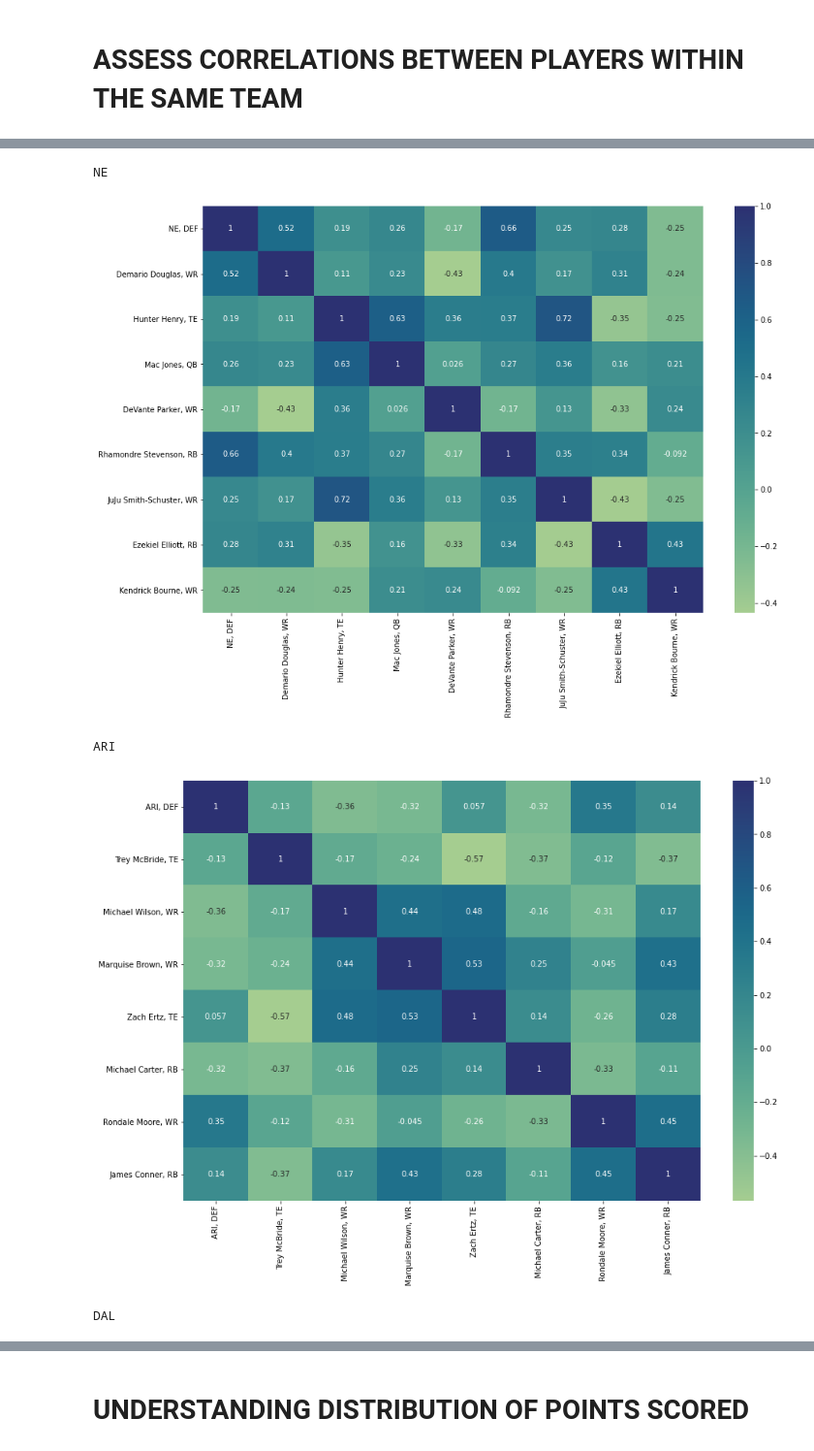
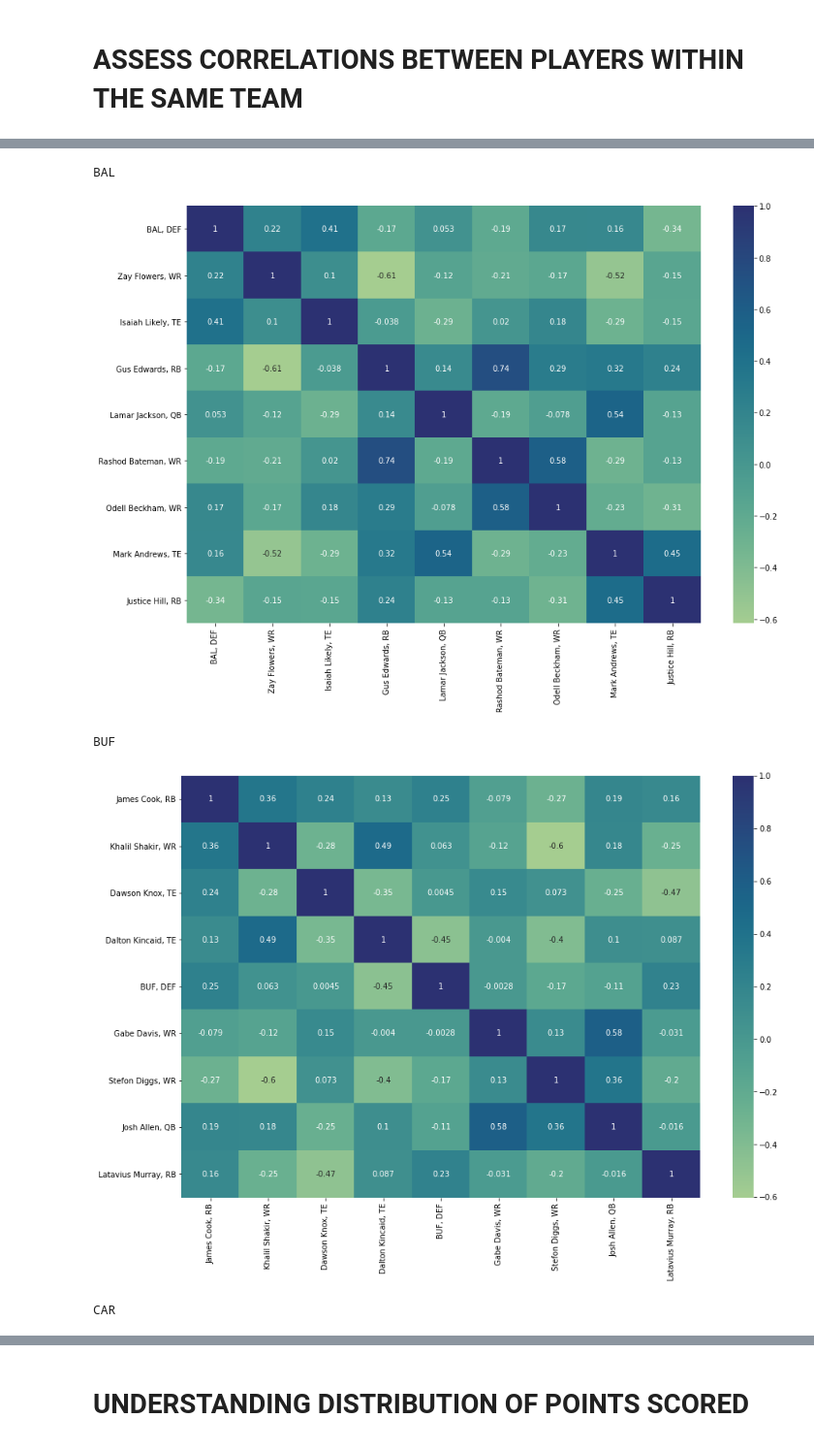
Before and after one commit to mkralis123/FantasyResearch, a Jupyter notebook: FantasyResearch.ipynb, the cells around one changed output, grey strips where cells are left out. Shown at 97% size. Cells and saved outputs as stored; diff of their text form; code cells hidden in the pictures.

Commit message:
Removing html file and excluding byeweek from correlations

```diff
--- a/FantasyResearch.ipynb
+++ b/FantasyResearch.ipynb
@@ -44,10 +44,10 @@ import seaborn as sns
 
 atmost = season_data[season_data.drop(columns='Team').eq(0).sum(axis=1).lt(6)] # <==== Players must play at least some games
 
-for team in team_ids:
+for team in sorted(team_ids):
     print(team)
     temp = atmost[atmost.Team == team].filter(like = 'Week').T
-    temp = temp.loc[:, (temp != 0).any(axis=0)]
+    temp = temp.loc[(temp != 0).any(axis = 1)] # <===== Take out a byeweek
     temp = temp.corr()
 
     plt.figure(figsize = (15,10))
@@ -61,5 +61,5 @@ NYG
-NE
+BAL
-[figure, old version]
+[figure, new version]
-ARI
+BUF
-[figure, old version]
+[figure, new version]
-DAL
+CAR
```
Also changed, not shown: parts of 3 cells of this notebook, 1 other file.
